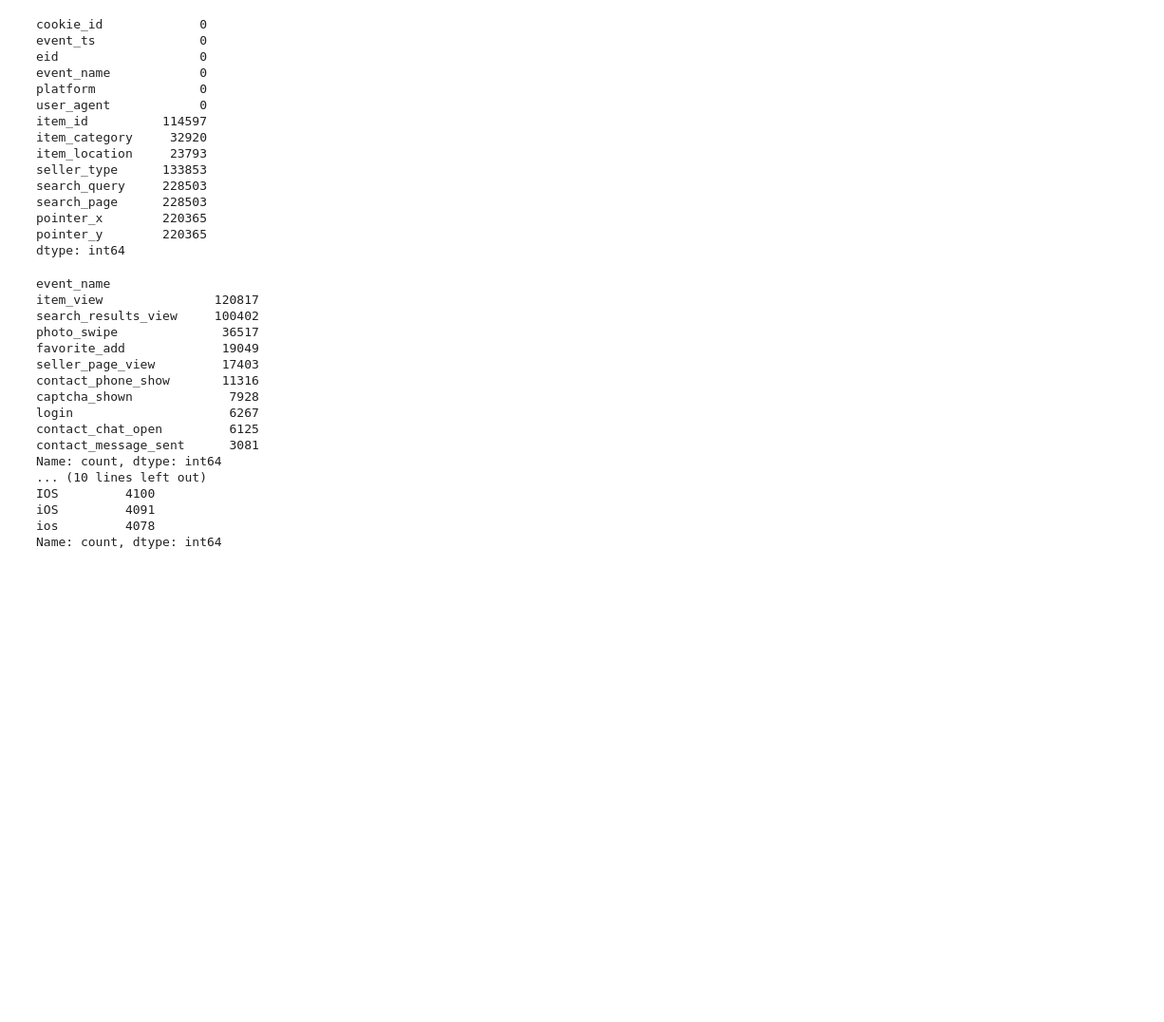
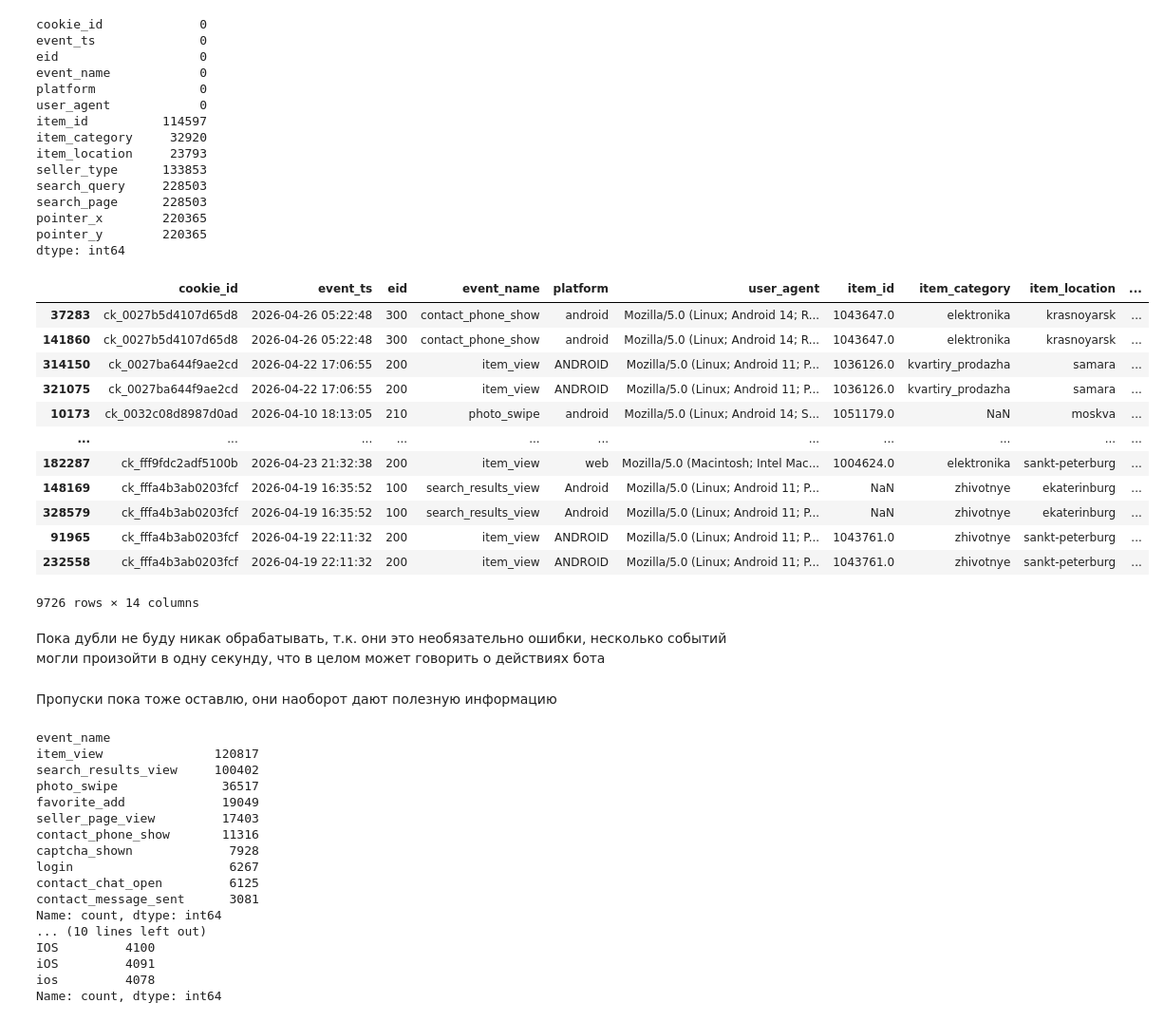
Before and after one commit to Awesomnaty/Avito_Bootcamp_ML, a Jupyter notebook: main.ipynb, the cells around one changed output. Shown at 95% size. Drawn from its saved outputs; the diff is of its cells as text; code cells hidden in the pictures; blank space fills up the shorter version.

```diff
--- a/main.ipynb
+++ b/main.ipynb
@@ -74,6 +76,26 @@ search_page      228503
 pointer_x        220365
 pointer_y        220365
 dtype: int64
+# %%
+events.loc[events.duplicated(keep=False)].sort_values(["cookie_id", "event_ts"])
+# %% [output]
+|  | cookie_id | event_ts | eid | event_name | platform | user_agent | item_id | item_category | item_location | ... |
+| 37283 | ck_0027b5d4107d65d8 | 2026-04-26 05:22:48 | 300 | contact_phone_show | android | Mozilla/5.0 (Linux; Android 14; R... | 1043647.0 | elektronika | krasnoyarsk | ... |
+| 141860 | ck_0027b5d4107d65d8 | 2026-04-26 05:22:48 | 300 | contact_phone_show | android | Mozilla/5.0 (Linux; Android 14; R... | 1043647.0 | elektronika | krasnoyarsk | ... |
+| 314150 | ck_0027ba644f9ae2cd | 2026-04-22 17:06:55 | 200 | item_view | ANDROID | Mozilla/5.0 (Linux; Android 11; P... | 1036126.0 | kvartiry_prodazha | samara | ... |
+| 321075 | ck_0027ba644f9ae2cd | 2026-04-22 17:06:55 | 200 | item_view | ANDROID | Mozilla/5.0 (Linux; Android 11; P... | 1036126.0 | kvartiry_prodazha | samara | ... |
+| 10173 | ck_0032c08d8987d0ad | 2026-04-10 18:13:05 | 210 | photo_swipe | android | Mozilla/5.0 (Linux; Android 14; S... | 1051179.0 | NaN | moskva | ... |
+| ... | ... | ... | ... | ... | ... | ... | ... | ... | ... | ... |
+| 182287 | ck_fff9fdc2adf5100b | 2026-04-23 21:32:38 | 200 | item_view | web | Mozilla/5.0 (Macintosh; Intel Mac... | 1004624.0 | elektronika | sankt-peterburg | ... |
+| 148169 | ck_fffa4b3ab0203fcf | 2026-04-19 16:35:52 | 100 | search_results_view | Android | Mozilla/5.0 (Linux; Android 11; P... | NaN | zhivotnye | ekaterinburg | ... |
+| 328579 | ck_fffa4b3ab0203fcf | 2026-04-19 16:35:52 | 100 | search_results_view | Android | Mozilla/5.0 (Linux; Android 11; P... | NaN | zhivotnye | ekaterinburg | ... |
+| 91965 | ck_fffa4b3ab0203fcf | 2026-04-19 22:11:32 | 200 | item_view | ANDROID | Mozilla/5.0 (Linux; Android 11; P... | 1043761.0 | zhivotnye | sankt-peterburg | ... |
+| 232558 | ck_fffa4b3ab0203fcf | 2026-04-19 22:11:32 | 200 | item_view | ANDROID | Mozilla/5.0 (Linux; Android 11; P... | 1043761.0 | zhivotnye | sankt-peterburg | ... |
+9726 rows × 14 columns
+# %% [markdown]
+Пока дубли не буду никак обрабатывать, т.к. они это необязательно ошибки, несколько событий могли произойти в одну секунду, что в целом может говорить о действиях бота
+# %% [markdown]
+Пропуски пока тоже оставлю, они наоборот дают полезную информацию
 # %%
 print(events.event_name.value_counts(), '\n')
 print(events.platform.value_counts(), '\n')
```
Also changed, not shown: parts of 38 cells of this notebook.
